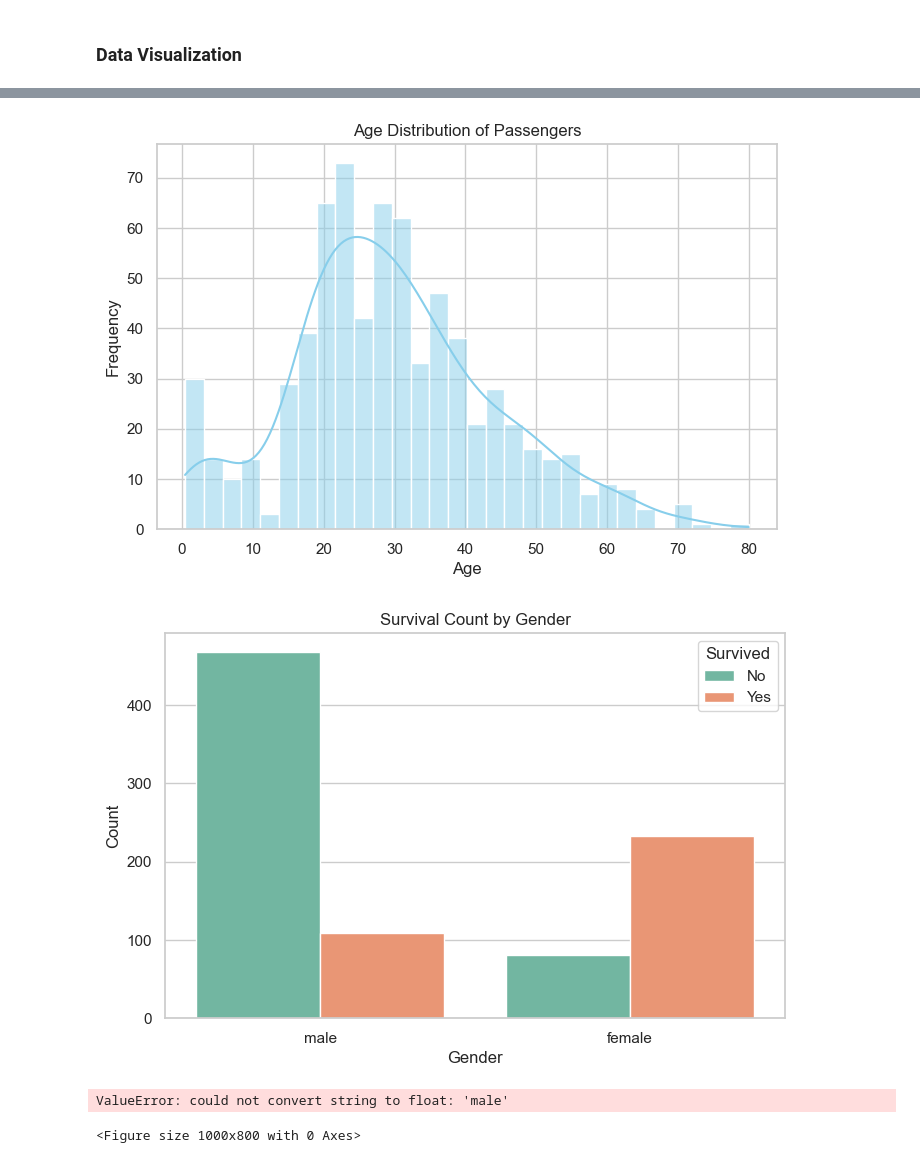
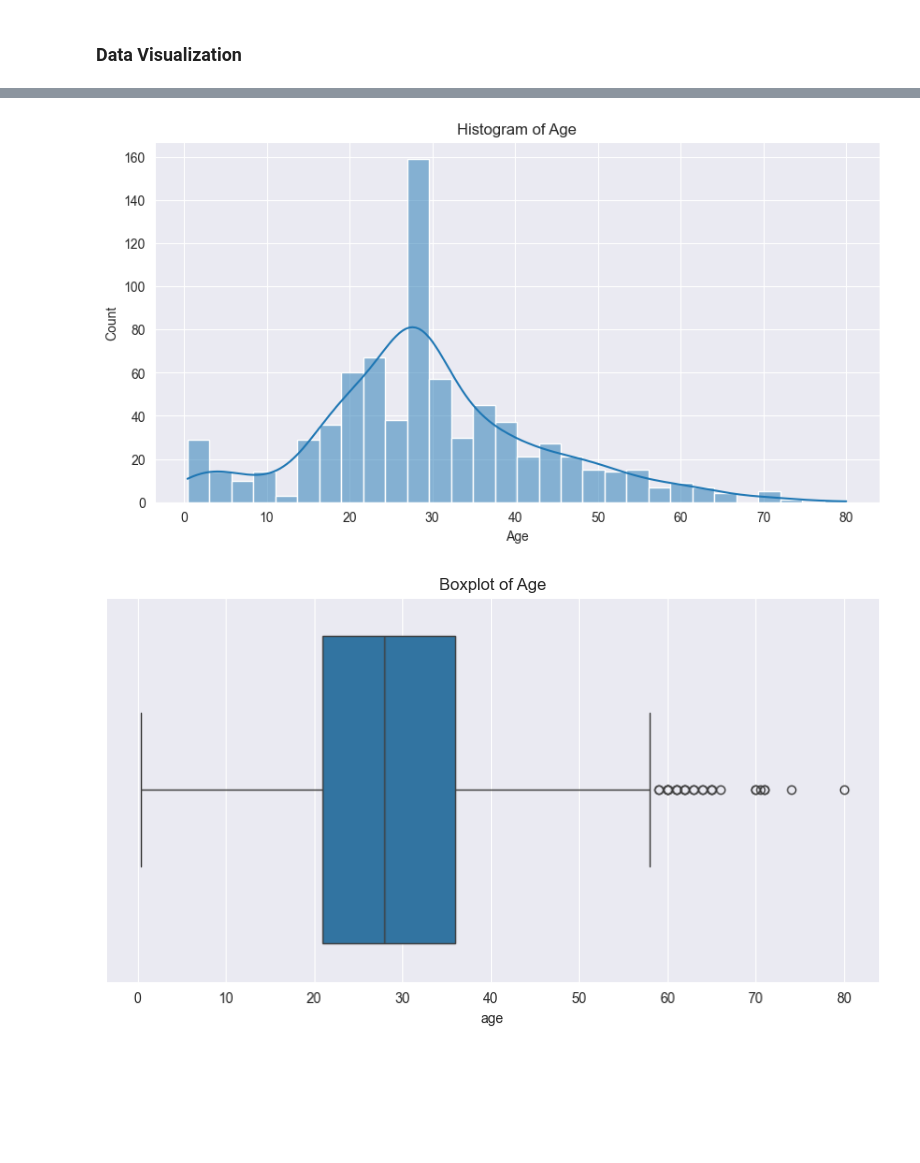
Before and after one commit to doniyor-egamberdiyev-230300/jupyter-notebook-with-solutions, a Jupyter notebook: hw2.ipynb, the cells around one changed output, grey strips where cells are left out. Drawn from its saved outputs; the diff is of its cells as text; code cells hidden in the pictures; blank space fills up the shorter version.

```diff
--- a/hw2.ipynb
+++ b/hw2.ipynb
@@ -126,27 +168,30 @@ valuable insights to support further data exploration and modeling efforts.
 # %%
-import matplotlib.pyplot as plt
-import seaborn as sns
-sns.set(style="whitegrid")
-plt.figure(figsize=(8, 5))
-sns.histplot(data=df, x='age', bins=30, kde=True, color='skyblue')
-plt.title("Age Distribution of Passengers")
+plt.figure(figsize=(10, 5))
+sns.histplot(df["age"], bins=30, kde=True)
+plt.title("Histogram of Age")
 plt.xlabel("Age")
-plt.ylabel("Frequency")
+plt.ylabel("Count")
 plt.show()
-plt.figure(figsize=(8, 5))
-sns.countplot(data=df, x='sex', hue='survived', palette="Set2")
+
+
+plt.figure(figsize=(10, 5))
+sns.boxplot(x=df["age"])
+plt.title("Boxplot of Age")
+plt.show()
+
+
+plt.figure(figsize=(6, 4))
+sns.countplot(data=df, x="sex_male", hue="survived")
+plt.xticks([0, 1], ["Female", "Male"])
+plt.ylabel("Count")
 plt.title("Survival Count by Gender")
-plt.xlabel("Gender")
-plt.ylabel("Count")
-plt.legend(title="Survived", labels=["No", "Yes"])
 plt.show()
-plt.figure(figsize=(10, 8))
-corr_matrix = df.corr()
-sns.heatmap(corr_matrix, annot=True, cmap='coolwarm', fmt=".2f", linewidths=0.5)
-plt.title("Correlation Matrix of Numerical Variables")
+
+
+plt.figure(figsize=(10, 6))
+sns.heatmap(df.corr(), annot=True, cmap="coolwarm", fmt=".2f")
+plt.title("Feature Correlation Heatmap")
 plt.show()
 # %% [output]
-[figure, old version]
+[figure, new version]
-[figure, old version]
+[figure, new version]
-ValueError: could not convert string to float: 'male'
-<Figure size 1000x800 with 0 Axes>
```
Also changed, not shown: parts of 8 cells of this notebook.
